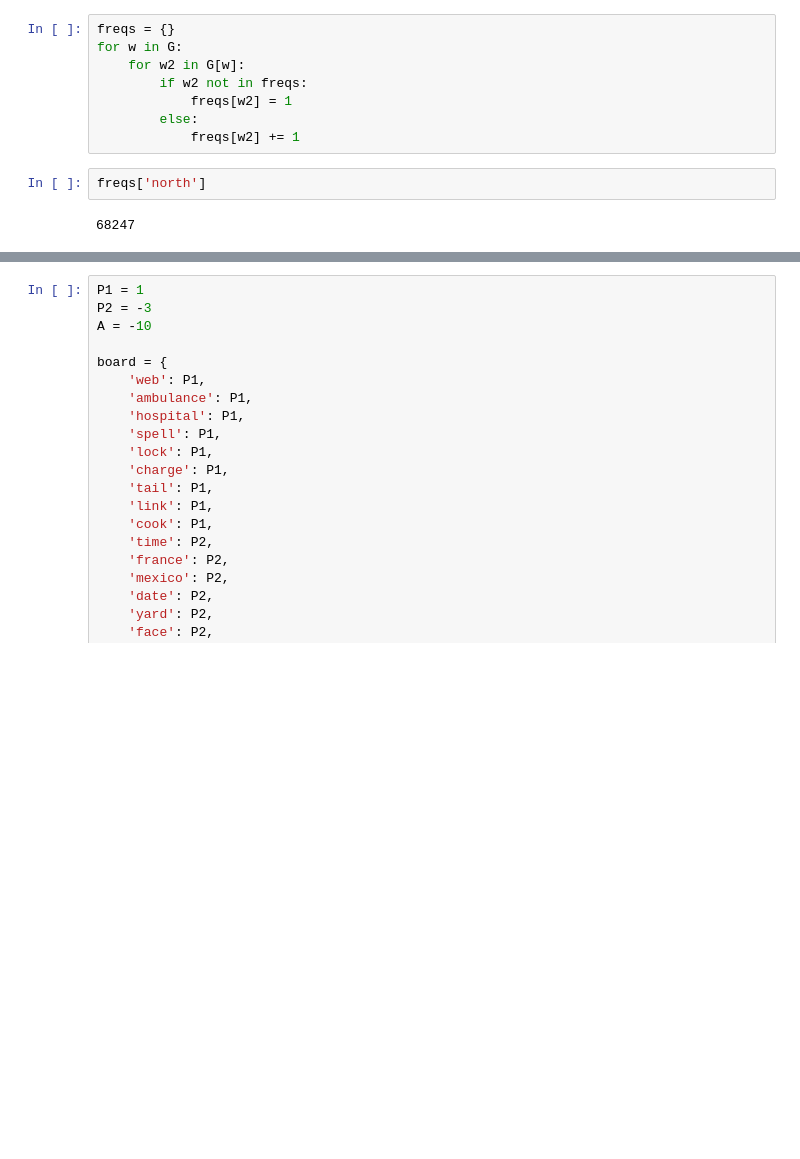
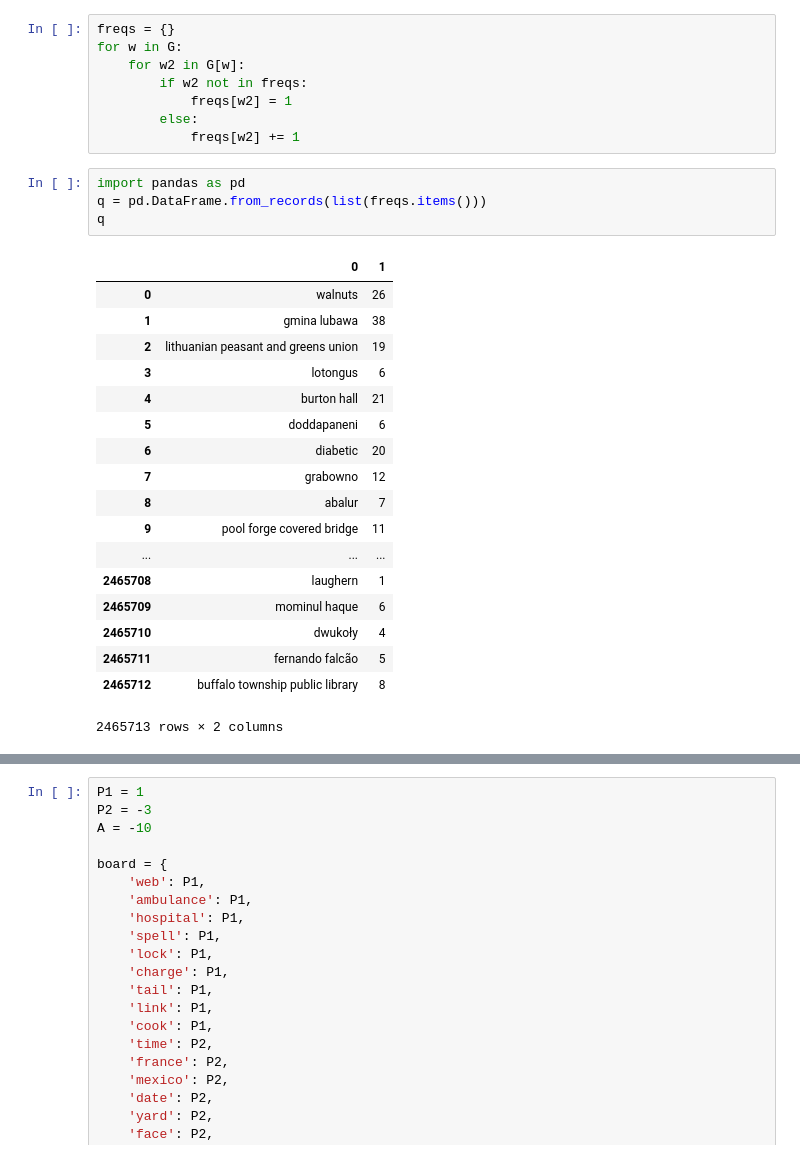
Before and after one commit to afcarl/codenames, a Jupyter notebook: Test Dict.ipynb, the cells around one changed output, grey strips where cells are left out. Drawn from its saved outputs; the diff is of its cells as text; blank space fills up the shorter version.

```diff
--- a/Test Dict.ipynb
+++ b/Test Dict.ipynb
@@ -10,7 +10,26 @@ for w in G:
             freqs[w2] = 1
         else:
             freqs[w2] += 1
-# %%
-freqs['north']
-# %% [output]
-68247
+# %%
+import pandas as pd
+q = pd.DataFrame.from_records(list(freqs.items()))
+q
+# %% [output]
+|  | 0 | 1 |
+| 0 | walnuts | 26 |
+| 1 | gmina lubawa | 38 |
+| 2 | lithuanian peasant and greens union | 19 |
+| 3 | lotongus | 6 |
+| 4 | burton hall | 21 |
+| 5 | doddapaneni | 6 |
+| 6 | diabetic | 20 |
+| 7 | grabowno | 12 |
+| 8 | abalur | 7 |
+| 9 | pool forge covered bridge | 11 |
+| ... | ... | ... |
+| 2465708 | laughern | 1 |
+| 2465709 | mominul haque | 6 |
+| 2465710 | dwukoły | 4 |
+| 2465711 | fernando falcão | 5 |
+| 2465712 | buffalo township public library | 8 |
+2465713 rows × 2 columns
```
Also changed, not shown: parts of 5 cells of this notebook, 3 other files.
